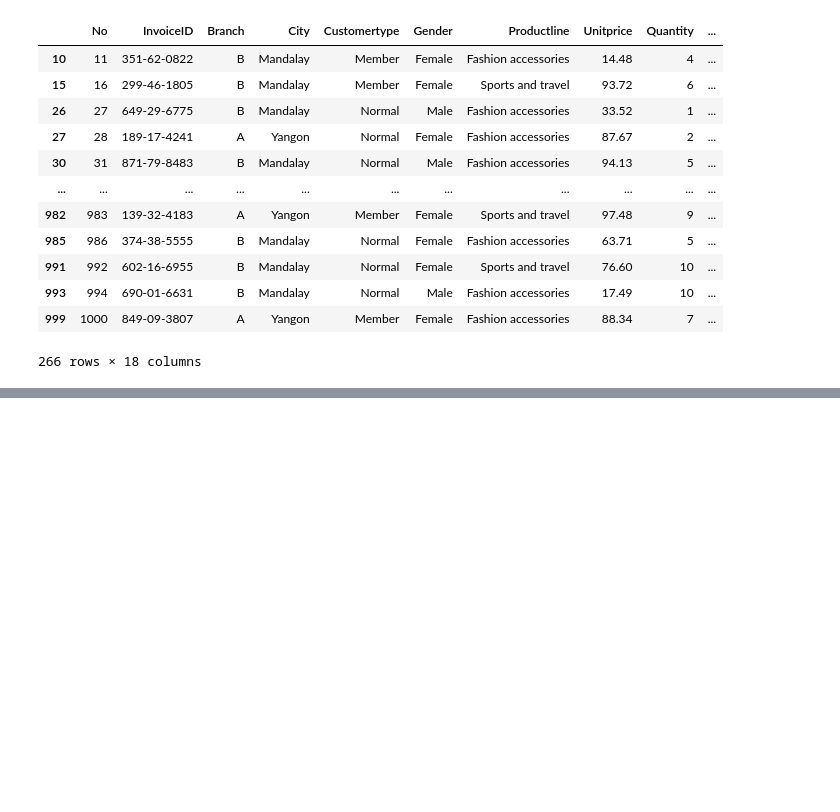
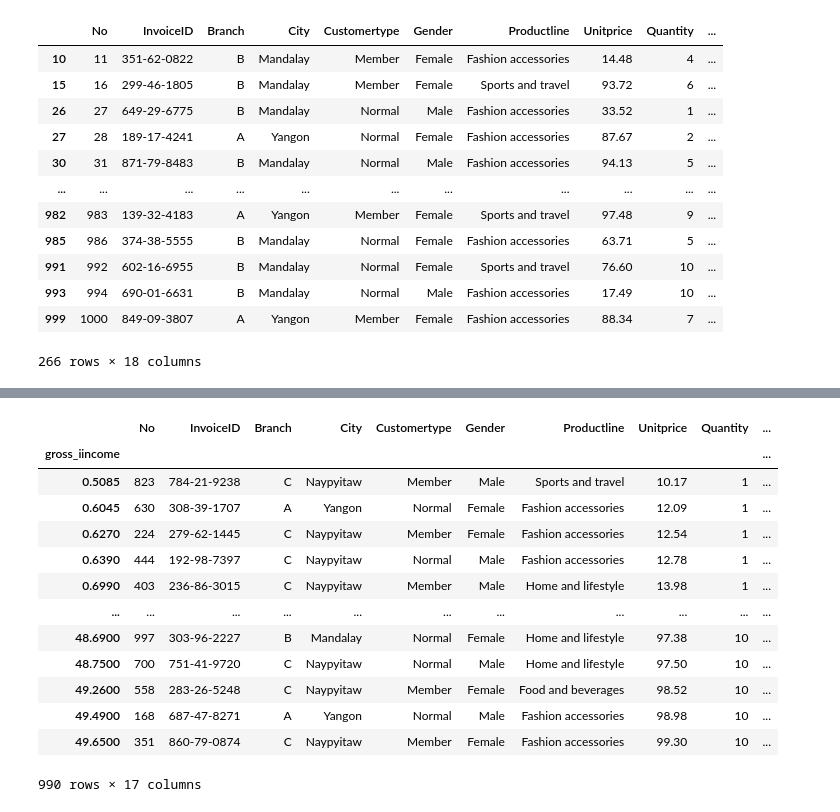
Before and after one commit to archananair17/Python-Class-1, a Jupyter notebook: test.ipynb, the cells around one changed output, grey strips where cells are left out. Drawn from its saved outputs; the diff is of its cells as text; code cells hidden in the pictures; blank space fills up the shorter version.

```diff
--- a/test.ipynb
+++ b/test.ipynb
@@ -208,0 +290,17 @@ df.loc[(df['Gender'] == "Female") & (df['Productline'] == "Fashion accessories")
+# %%
+df.groupby("gross_iincome").max()
+# %% [output]
+|  | No | InvoiceID | Branch | City | Customertype | Gender | Productline | Unitprice | Quantity | ... |
+| gross_iincome |  |  |  |  |  |  |  |  |  | ... |
+| 0.5085 | 823 | 784-21-9238 | C | Naypyitaw | Member | Male | Sports and travel | 10.17 | 1 | ... |
+| 0.6045 | 630 | 308-39-1707 | A | Yangon | Normal | Female | Fashion accessories | 12.09 | 1 | ... |
+| 0.6270 | 224 | 279-62-1445 | C | Naypyitaw | Member | Female | Fashion accessories | 12.54 | 1 | ... |
+| 0.6390 | 444 | 192-98-7397 | C | Naypyitaw | Normal | Male | Fashion accessories | 12.78 | 1 | ... |
+| 0.6990 | 403 | 236-86-3015 | C | Naypyitaw | Member | Male | Home and lifestyle | 13.98 | 1 | ... |
+| ... | ... | ... | ... | ... | ... | ... | ... | ... | ... | ... |
+| 48.6900 | 997 | 303-96-2227 | B | Mandalay | Normal | Female | Home and lifestyle | 97.38 | 10 | ... |
+| 48.7500 | 700 | 751-41-9720 | C | Naypyitaw | Normal | Male | Home and lifestyle | 97.50 | 10 | ... |
+| 49.2600 | 558 | 283-26-5248 | C | Naypyitaw | Member | Female | Food and beverages | 98.52 | 10 | ... |
+| 49.4900 | 168 | 687-47-8271 | A | Yangon | Normal | Male | Fashion accessories | 98.98 | 10 | ... |
+| 49.6500 | 351 | 860-79-0874 | C | Naypyitaw | Member | Female | Fashion accessories | 99.30 | 10 | ... |
+990 rows × 17 columns
```
Also changed, not shown: parts of 35 cells of this notebook.
